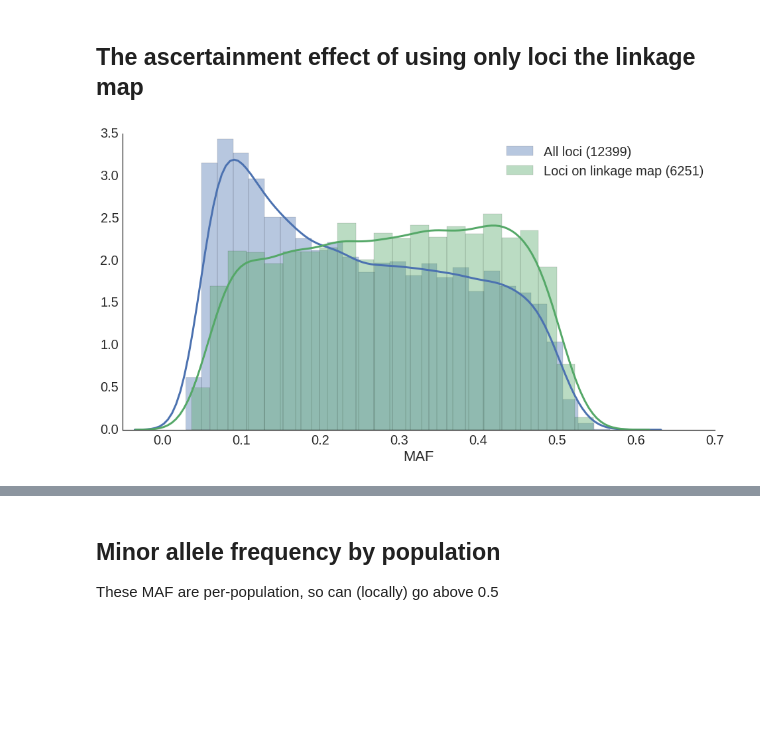
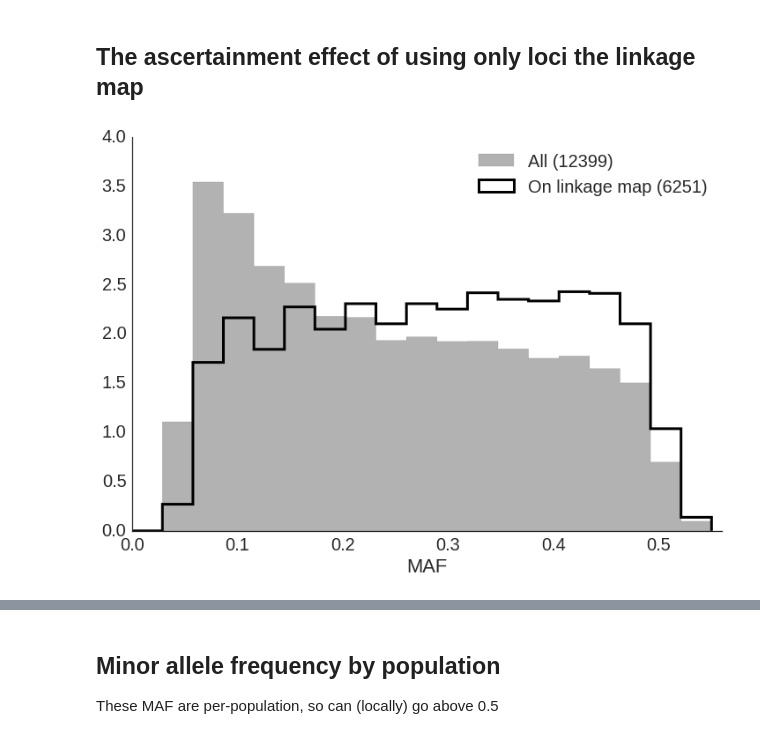
Before and after one commit to rwaples/chum_populations, a Jupyter notebook: plot_pop_genotypes.ipynb, the cells around one changed output, grey strips where cells are left out. Saved outputs shown, nothing was run; the diff lists cells and outputs as text; code cells hidden in the pictures; blank space fills up the shorter version.

Commit message:
paper figures, modified text

```diff
--- a/plot_pop_genotypes.ipynb
+++ b/plot_pop_genotypes.ipynb
@@ -111,15 +111,20 @@ num_loci_map = len(set(frq_on_map['SNP']))
 all_group = frq.groupby('SNP')
 map_group = frq_on_map.groupby('SNP')
 # %%
-figsize(16, 8)
-sns.distplot(all_group.mean()['MAF'], kde_kws = {"lw": 3},
-             label = 'All loci ({})'.format(num_loci_all))
-sns.distplot(map_group.mean()['MAF'], kde_kws = {"lw": 3},
-             label = 'Loci on linkage map ({})'.format(num_loci_map))
-plt.xlim(-.05, .7)
+figsize(12, 8)
+
+bins = np.linspace(0.0, .55, 20)
+
+sns.distplot(all_group.mean()['MAF'], kde_kws = {"lw": 0}, bins = bins, kde = True,
+             label = 'All ({})'.format(num_loci_all),
+            hist_kws={"histtype": "stepfilled", "alpha": .3, "color": "k"})
+sns.distplot(map_group.mean()['MAF'], kde_kws = {"lw": 0}, bins = bins,
+             label = 'On linkage map ({})'.format(num_loci_map),
+            hist_kws={"histtype": "step", "linewidth": 3, "alpha": 1, "color": "k"})
+plt.xlim(0, .56)
 plt.legend()
 sns.despine()
 plt.savefig('/home/ipseg/Desktop/waples/chum_populations/paper/figures/supplemental/ascertainment.png')
 plt.show()
 # %% [output]
-[figure, old version]
+[figure, new version]
```
Also changed, not shown: parts of 3 cells of this notebook, 5 other files.
